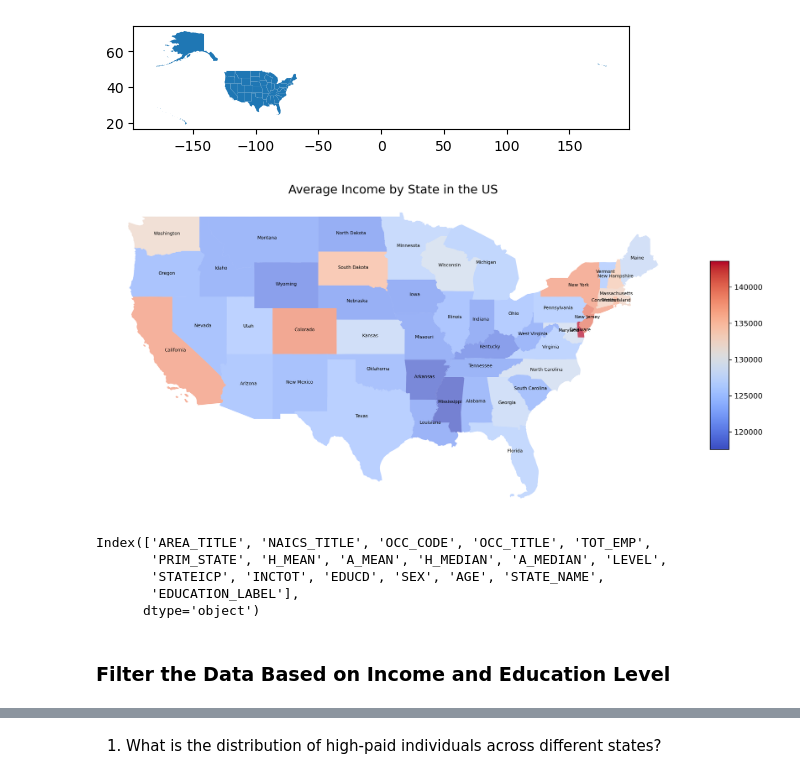
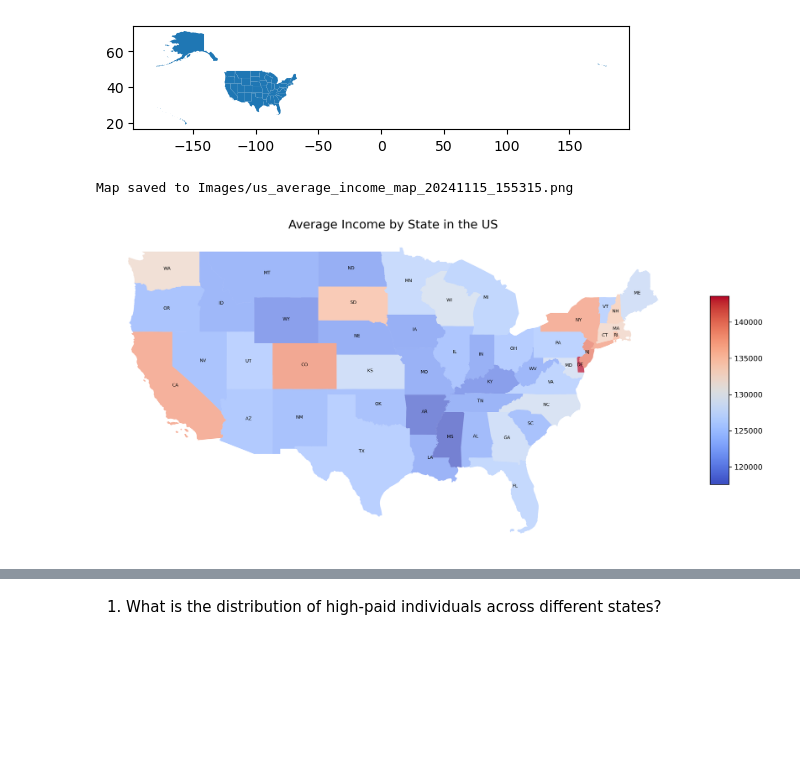
Before and after one commit to rjf7q/bls-data-exploration, a Jupyter notebook: bls_data_exploration.ipynb, the cells around one changed output, grey strips where cells are left out. Saved outputs shown, nothing was run; the diff lists cells and outputs as text; code cells hidden in the pictures; blank space fills up the shorter version.

```diff
--- a/bls_data_exploration.ipynb
+++ b/bls_data_exploration.ipynb
@@ -566,4 +587,4 @@ memory usage: 1.3+ GB
 # %%
-A_income_state = (merged_df.groupby(['STATE_NAME'])['A_MEAN'].mean().reset_index()).round(2)
+A_income_state = (merged_df.groupby(['State Abbriviation'])['Annual Mean Wage'].mean().reset_index()).round(2)
 # we will have 50 rows of data and tehre will be 1 geometry for each state and we can plot the mean income by state on  a map using geopandas
 # The resulting data can be combined with the state's geometry to plot the mean income by state using GeoPandas.
@@ -579,6 +601,6 @@ A_income_state.head()
 # %%
 # Merging Annual Income Data with US State Geometries for Mapping
-geo_df=A_income_state.merge(us_states, left_on = 'STATE_NAME', right_on='NAME')
+geo_df=A_income_state.merge(us_states, left_on = 'State Abbriviation', right_on='STUSPS')
 # This merges the calculated mean annual income data (A_income_state) with the shapefile data (us_states) based on the state name.
 # 'left_on' refers to the 'STATE_NAME' column in the A_income_state DataFrame, and 'right_on' refers to the 'NAME' column in the us_states GeoDataFrame.
 # This results in a new GeoDataFrame (geo_df) that includes both the mean annual income data and the corresponding geometries (state shapes).
@@ -586,7 +608,23 @@ geo_df=A_income_state.merge(us_states, left_on = 'STATE_NAME', right_on='NAME')
 # We then convert the merged DataFrame into a GeoDataFrame by setting the 'geometry' column to hold the spatial information.
 geo_df=gpd.GeoDataFrame(geo_df,geometry=geo_df.geometry)
 # %%
-def StatesPlot(df, income_column, cmap='viridis', label_color='black', label_size=6,title='United States Map',filename='us_map.png'):
+
+def StatesPlot(df, income_column, cmap='viridis', label_color='black', label_size=6, title='United States Map', filename='us_map.png'):
+    """
+    Plots a US map based on state data and an income column.
+
+    Parameters:
+    df (GeoDataFrame): Geodataframe containing the state geometries and income data.
+    income_column (str): Column name representing the data to be visualized (e.g., income levels).
+    cmap (str): Color map to use for visualization.
+    label_color (str): Color of the state labels.
+    label_size (int): Font size of the state labels.
+    title (str): Title of the plot.
+    filename (str): Name of the file to save the plot.
+
+    Returns:
+    None
+    """
     # Create the plot
     fig, ax = plt.subplots(1, 1, figsize=(15, 10), dpi=300)
     ax.set_axis_off()  # Turn off the axis to focus on the map
@@ -598,16 +636,25 @@ def StatesPlot(df, income_column, cmap='viridis', label_color='black', label_siz
     sm = plt.cm.ScalarMappable(cmap=cmap, norm=plt.Normalize(vmin=df[income_column].min(), vmax=df[income_column].max()))
     sm.set_array([])  # Empty array to avoid issues with ScalarMappable
     fig.colorbar(sm, ax=ax, fraction=0.03, pad=0.04, aspect=10)
+
     # Add the title
     plt.title(title, fontsize=16)
 
     # Add state names (labels) to the map
     for idx, row in df.iterrows():
-        centroid = row['geometry'].centroid
-        ax.text(centroid.x, centroid.y, row['NAME'], fontsize=label_size, ha='center', color=label_color)
+        try:
+            centroid = row['geometry'].centroid
+            ax.text(centroid.x, centroid.y, row['STUSPS'], fontsize=label_size, ha='center', color=label_color)
+        except Exception as e:
+            print(f"Error labeling state {row['STUSPS']}: {e}")
 
     # Save the figure as a PNG file for the report
-    plt.savefig(filename, bbox_inches='tight', dpi=300)
+    # Append a timestamp to the filename to avoid overwriting
+    timestamp = datetime.now().strftime("%Y%m%d_%H%M%S")
+    updated_filename = f"Images/{filename.split('.')[0]}_{timestamp}.png"
+    plt.savefig(updated_filename, bbox_inches='tight', dpi=300)
+
+    print(f"Map saved to {updated_filename}")
 
     # Show the plot
     plt.show()
@@ -617,20 +664,11 @@ geo_df.plot()
 <Axes: >
 [figure]
 # %%
-test=geo_df.loc[~geo_df['STATE_NAME'].isin(['Alaska','Hawaii'])]
+test=geo_df.loc[~geo_df['STUSPS'].isin(['AK','HI'])]
 # %%
-# Usage example (assuming `geo_df` contains the data with mean income column)
-StatesPlot(test, income_column='A_MEAN', cmap='coolwarm', label_color='Black', label_size=6,
+# Call the fucntion
+StatesPlot(test, income_column='Annual Mean Wage', cmap='coolwarm', label_color='Black', label_size=6,
 title='Average Income by State in the US', filename='us_average_income_map.png')
 # %% [output]
+Map saved to Images/us_average_income_map_20241115_155315.png
-[figure, old version]
+[figure, new version]
-# %%
-merged_df.columns
-# %% [output]
-Index(['AREA_TITLE', 'NAICS_TITLE', 'OCC_CODE', 'OCC_TITLE', 'TOT_EMP',
-       'PRIM_STATE', 'H_MEAN', 'A_MEAN', 'H_MEDIAN', 'A_MEDIAN', 'LEVEL',
-       'STATEICP', 'INCTOT', 'EDUCD', 'SEX', 'AGE', 'STATE_NAME',
-       'EDUCATION_LABEL'],
-      dtype='object')
-# %% [markdown]
-### Filter the Data Based on Income and Education Level
```
Also changed, not shown: parts of 106 cells of this notebook.
